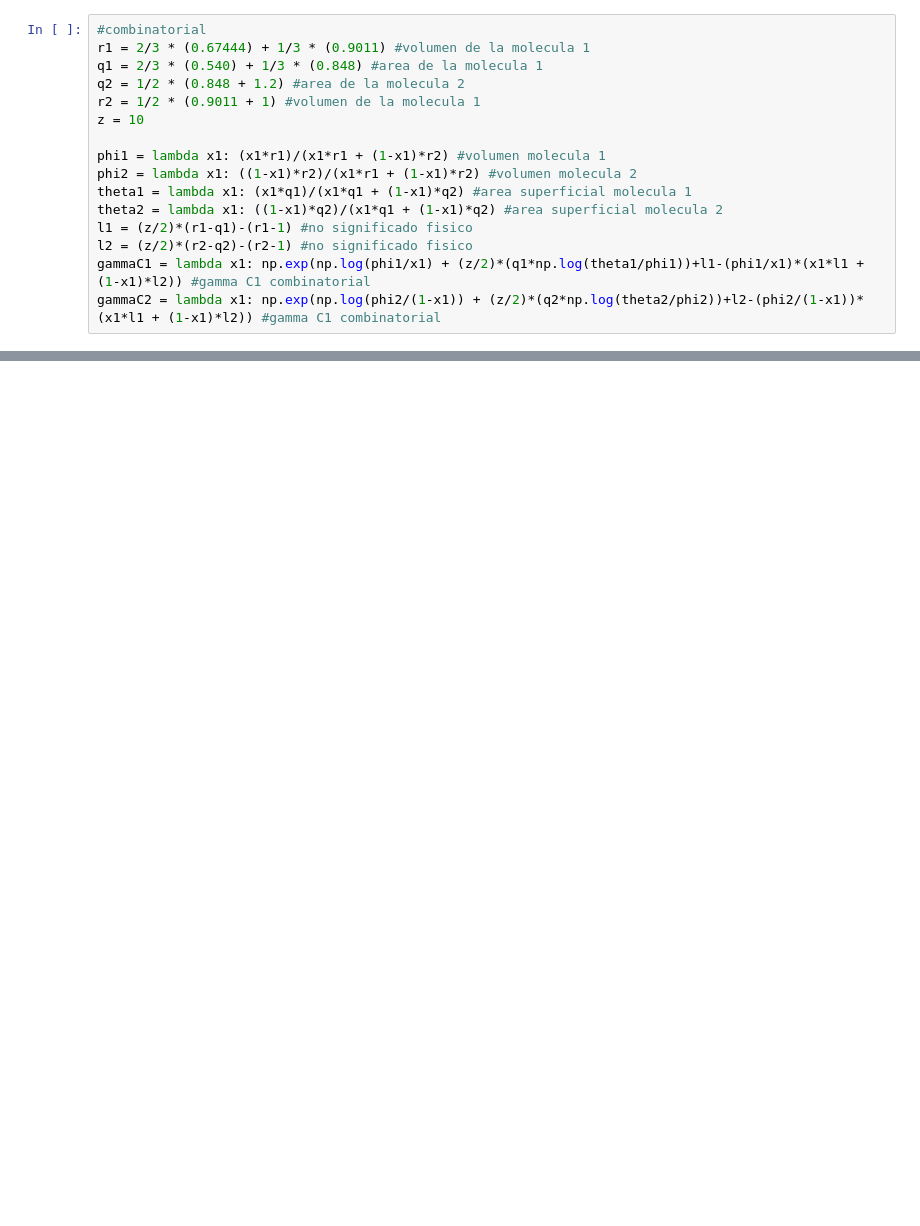
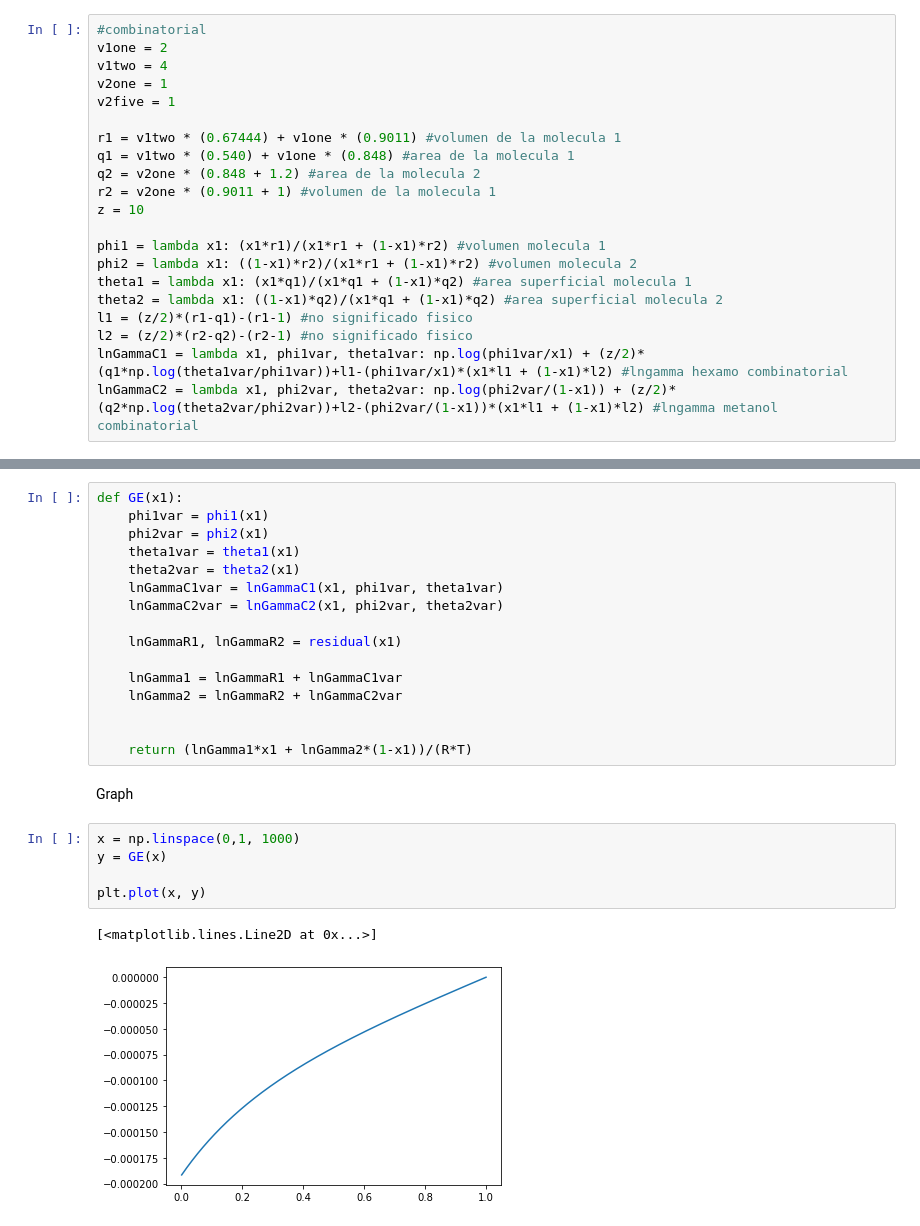
Before and after one commit to premzea/Termodinamica-II, a Jupyter notebook: Asignacion 2/UNIFAC.ipynb, the cells around one changed output, grey strips where cells are left out. Drawn from its saved outputs; the diff is of its cells as text; blank space fills up the shorter version.

```diff
--- a/Asignacion 2/UNIFAC.ipynb
+++ b/Asignacion 2/UNIFAC.ipynb
@@ -33,10 +10,15 @@ T = 283.15 #K
 #     #subtances array
 # %%
 #combinatorial
-r1 = 2/3 * (0.67444) + 1/3 * (0.9011) #volumen de la molecula 1
-q1 = 2/3 * (0.540) + 1/3 * (0.848) #area de la molecula 1
-q2 = 1/2 * (0.848 + 1.2) #area de la molecula 2
-r2 = 1/2 * (0.9011 + 1) #volumen de la molecula 1
+v1one = 2
+v1two = 4
+v2one = 1
+v2five = 1
+
+r1 = v1two * (0.67444) + v1one * (0.9011) #volumen de la molecula 1
+q1 = v1two * (0.540) + v1one * (0.848) #area de la molecula 1
+q2 = v2one * (0.848 + 1.2) #area de la molecula 2
+r2 = v2one * (0.9011 + 1) #volumen de la molecula 1
 z = 10
 
 phi1 = lambda x1: (x1*r1)/(x1*r1 + (1-x1)*r2) #volumen molecula 1
@@ -45,6 +27,6 @@ theta1 = lambda x1: (x1*q1)/(x1*q1 + (1-x1)*q2) #area superficial molecula 1
 theta2 = lambda x1: ((1-x1)*q2)/(x1*q1 + (1-x1)*q2) #area superficial molecula 2
 l1 = (z/2)*(r1-q1)-(r1-1) #no significado fisico
 l2 = (z/2)*(r2-q2)-(r2-1) #no significado fisico
-gammaC1 = lambda x1: np.exp(np.log(phi1/x1) + (z/2)*(q1*np.log(theta1/phi1))+l1-(phi1/x1)*(x1*l1 + (1-x1)*l2)) #gamma C1 combinatorial
-gammaC2 = lambda x1: np.exp(np.log(phi2/(1-x1)) + (z/2)*(q2*np.log(theta2/phi2))+l2-(phi2/(1-x1))*(x1*l1 + (1-x1)*l2)) #gamma C1 combinatorial
+lnGammaC1 = lambda x1, phi1var, theta1var: np.log(phi1var/x1) + (z/2)*(q1*np.log(theta1var/phi1var))+l1-(phi1var/x1)*(x1*l1 + (1-x1)*l2) #lngamma hexamo combinatorial
+lnGammaC2 = lambda x1, phi2var, theta2var: np.log(phi2var/(1-x1)) + (z/2)*(q2*np.log(theta2var/phi2var))+l2-(phi2var/(1-x1))*(x1*l1 + (1-x1)*l2) #lngamma metanol combinatorial
 # %%
@@ -94,0 +95,26 @@ lnGammeFive = Qfive*(1-np.log(thetaOne*psi15 + thetaFive*psi55)-(thetaOne*psi51/
+# %%
+def GE(x1):
+    phi1var = phi1(x1)
+    phi2var = phi2(x1)
+    theta1var = theta1(x1)
+    theta2var = theta2(x1)
+    lnGammaC1var = lnGammaC1(x1, phi1var, theta1var)
+    lnGammaC2var = lnGammaC2(x1, phi2var, theta2var)
+
+    lnGammaR1, lnGammaR2 = residual(x1)
+
+    lnGamma1 = lnGammaR1 + lnGammaC1var
+    lnGamma2 = lnGammaR2 + lnGammaC2var
+
+
+    return (lnGamma1*x1 + lnGamma2*(1-x1))/(R*T)
+# %% [markdown]
+Graph
+# %%
+x = np.linspace(0,1, 1000)
+y = GE(x)
+
+plt.plot(x, y)
+# %% [output]
+[<matplotlib.lines.Line2D at 0x...>]
+[figure, added]
```
Also changed, not shown: parts of 7 cells of this notebook.
